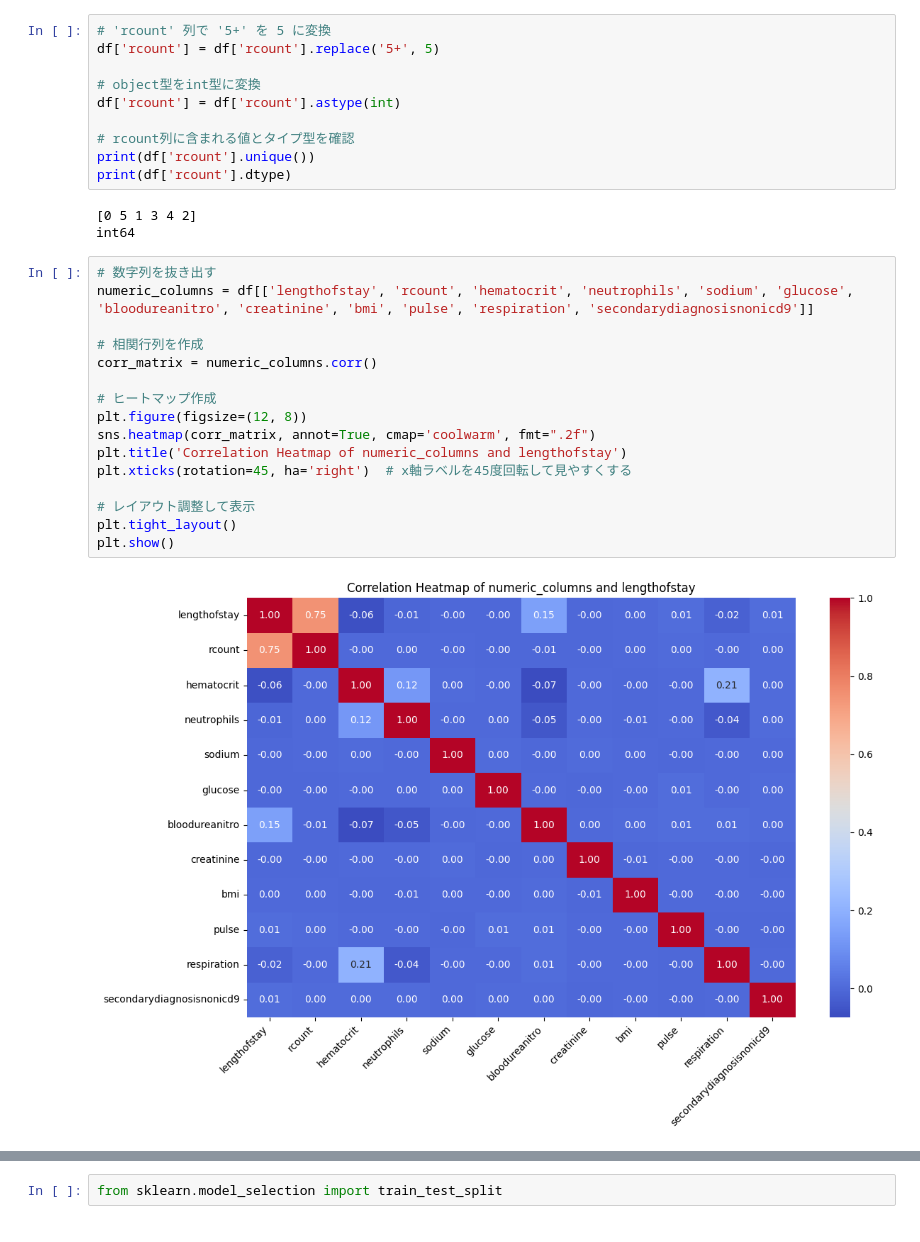
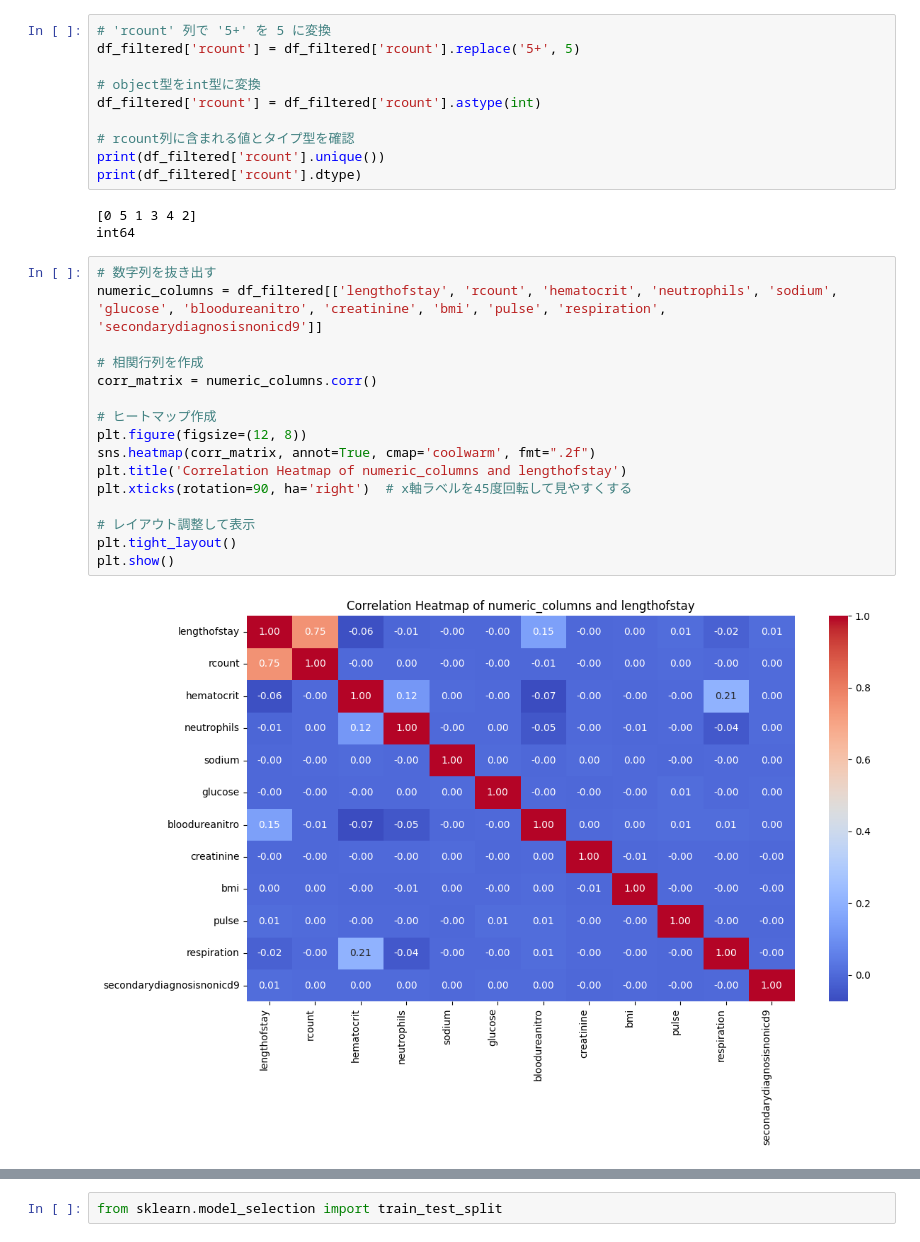
Before and after one commit to ruka-sumichi/final_task, a Jupyter notebook: test.ipynb, the cells around one changed output, grey strips where cells are left out. Cells and saved outputs as stored; diff of their text form.

```diff
--- a/test.ipynb
+++ b/test.ipynb
@@ -144,33 +175,33 @@ plt.show()
 # %%
 # 'rcount' 列で '5+' を 5 に変換
-df['rcount'] = df['rcount'].replace('5+', 5)
+df_filtered['rcount'] = df_filtered['rcount'].replace('5+', 5)
 
 # object型をint型に変換
-df['rcount'] = df['rcount'].astype(int)
+df_filtered['rcount'] = df_filtered['rcount'].astype(int)
 
 # rcount列に含まれる値とタイプ型を確認
-print(df['rcount'].unique())
-print(df['rcount'].dtype)
+print(df_filtered['rcount'].unique())
+print(df_filtered['rcount'].dtype)
 # %% [output]
 [0 5 1 3 4 2]
 int64
 # %%
 # 数字列を抜き出す
-numeric_columns = df[['lengthofstay', 'rcount', 'hematocrit', 'neutrophils', 'sodium', 'glucose', 'bloodureanitro', 'creatinine', 'bmi', 'pulse', 'respiration', 'secondarydiagnosisnonicd9']]
+numeric_columns = df_filtered[['lengthofstay', 'rcount', 'hematocrit', 'neutrophils', 'sodium', 'glucose', 'bloodureanitro', 'creatinine', 'bmi', 'pulse', 'respiration', 'secondarydiagnosisnonicd9']]
 
 # 相関行列を作成
 corr_matrix = numeric_columns.corr()
 
 # ヒートマップ作成
 plt.figure(figsize=(12, 8))
 sns.heatmap(corr_matrix, annot=True, cmap='coolwarm', fmt=".2f")
 plt.title('Correlation Heatmap of numeric_columns and lengthofstay')
-plt.xticks(rotation=45, ha='right')  # x軸ラベルを45度回転して見やすくする
+plt.xticks(rotation=90, ha='right')  # x軸ラベルを45度回転して見やすくする
 
 # レイアウト調整して表示
 plt.tight_layout()
 plt.show()
 # %% [output]
-[figure, old version]
+[figure, new version]
 # %%
 # genderに対してOne-Hotエンコーディングを実装
```
Also changed, not shown: parts of 31 cells of this notebook.
